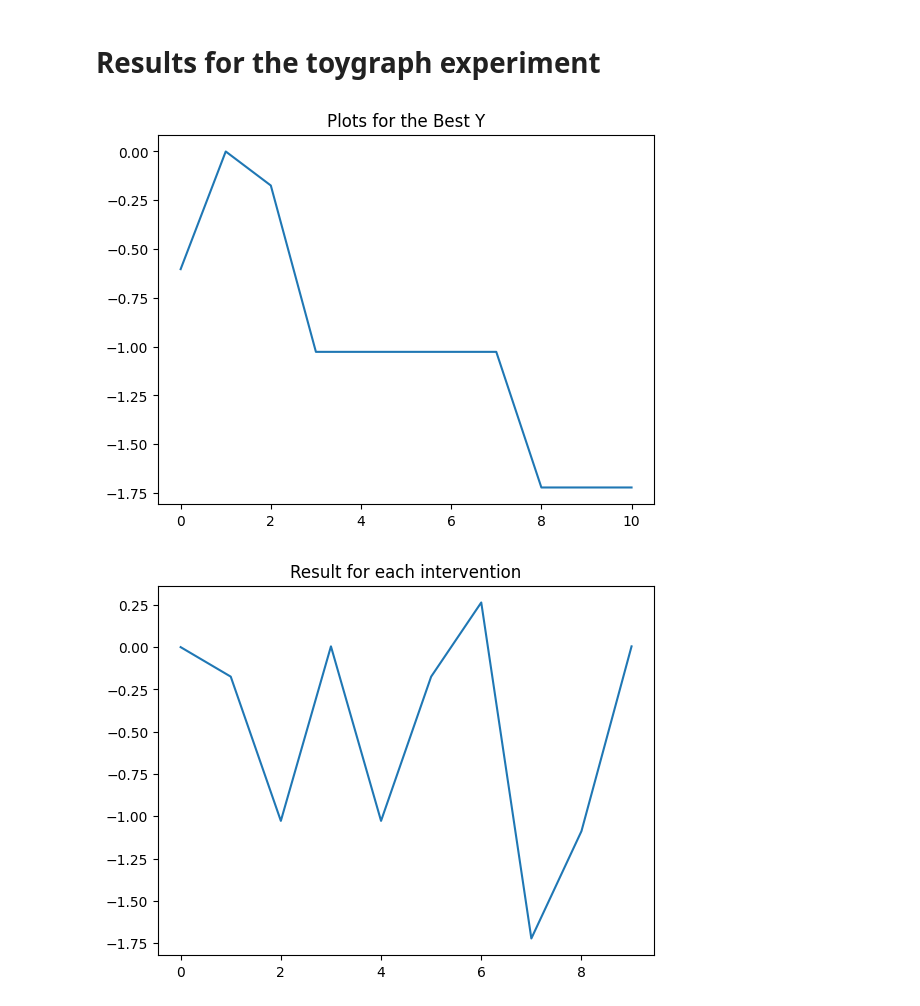
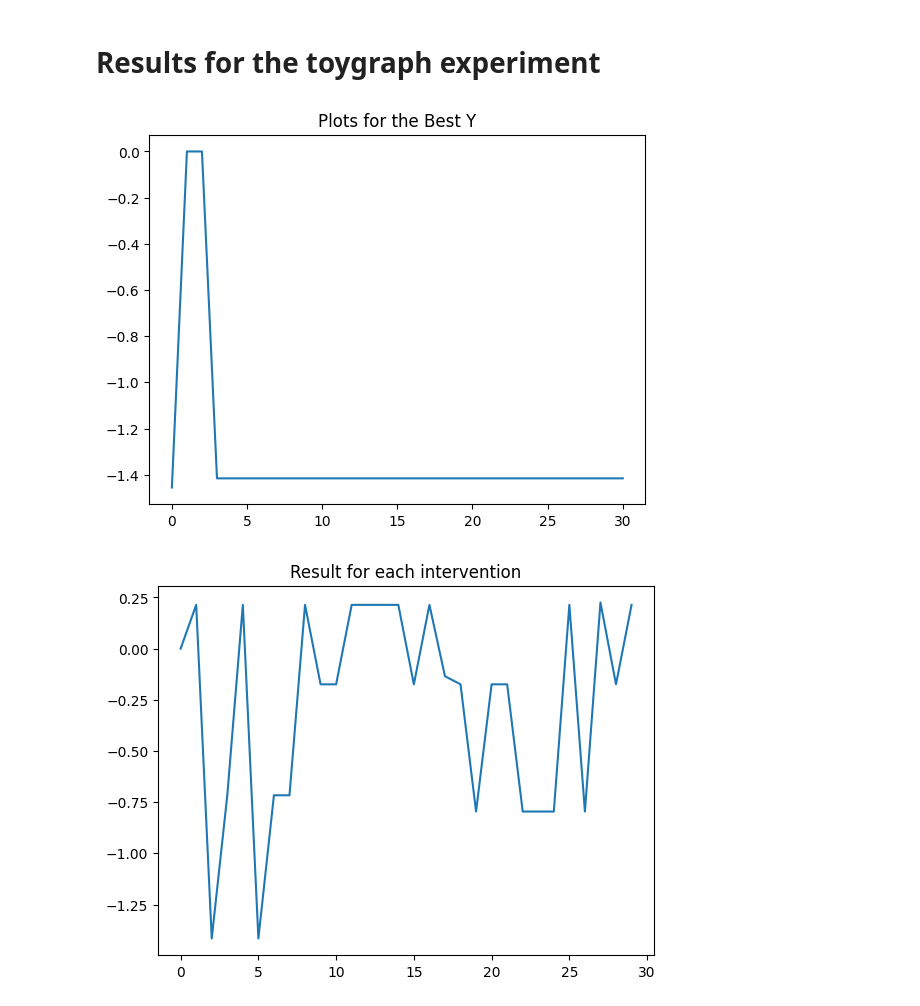
Before and after one commit to FearTheDeer9/AmortizedBayesianOptimization, a Jupyter notebook: results/toygraph_results_notebook.ipynb, the cells around one changed output. Cells and saved outputs as stored; diff of their text form; code cells hidden in the pictures.

```diff
--- a/results/toygraph_results_notebook.ipynb
+++ b/results/toygraph_results_notebook.ipynb
@@ -7,19 +7,18 @@ import pandas as pd
 import matplotlib.pyplot as plt
 # %%
 # reading in the ceo results
-with open("ToyGraph/ceo_results.pickle", "rb") as file:
+with open("ToyGraph/run_ceo_10_results.pickle", "rb") as file:
     ceo_results_dict = pickle.load(file)
+
+plt.plot(ceo_results_dict["Best_Y"])
+plt.title("Plots for the Best Y")
+plt.show()
+
+plt.plot(ceo_results_dict["Per_trial_Y"])
+plt.title("Result for each intervention")
+plt.show()
+# %% [output]
+[figure, added]
+[figure, added]
-# %%
-plt.plot(ceo_results_dict["Best_Y"])
-plt.title("Plots for the Best Y")
-plt.show()
-# %% [output]
-[figure, removed]
-# %%
-plt.plot(ceo_results_dict["Per_trial_Y"])
-plt.title("Result for each intervention")
-plt.show()
-# %% [output]
-[figure, removed]
 # %%
 # reading in the ceo results
```
Also changed, not shown: parts of 7 cells of this notebook, 49 other files.
